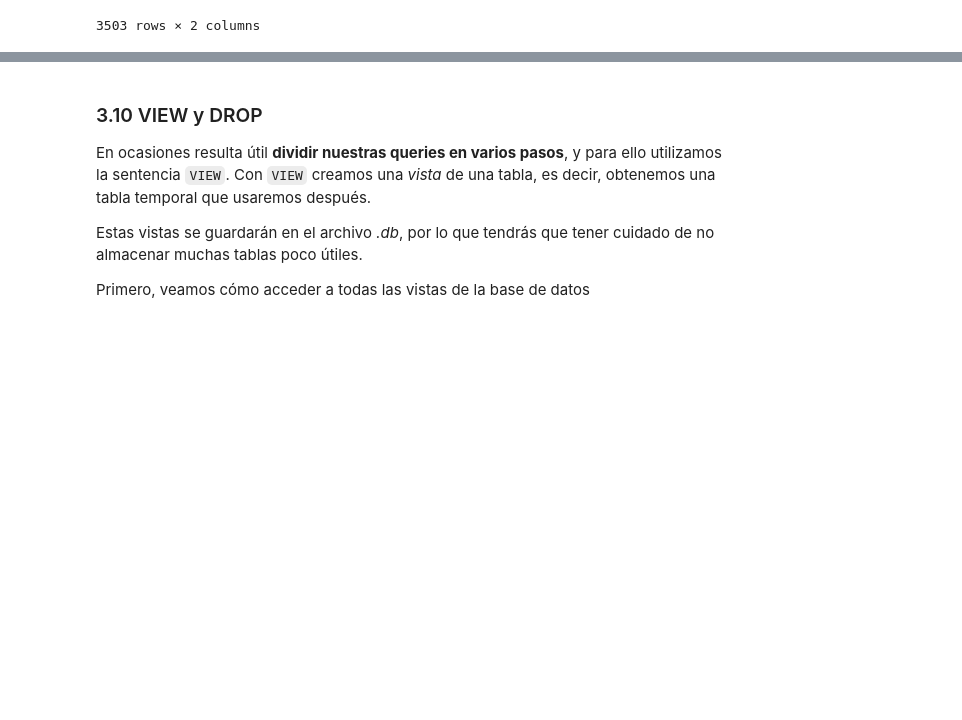
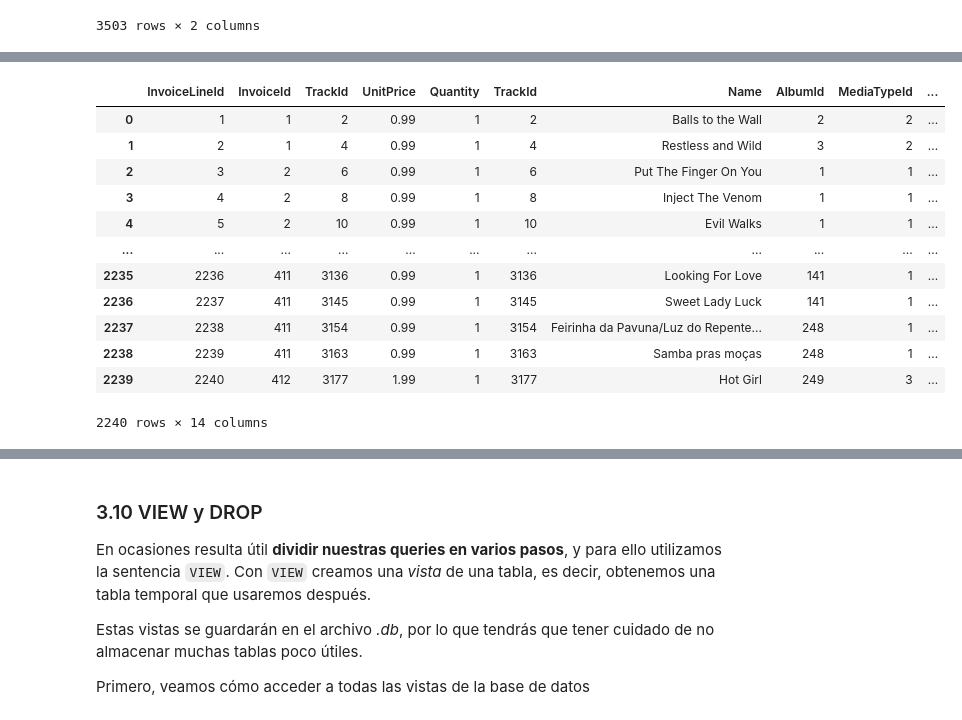
Before and after one commit to lhernandezc96/ds-nov23-thebridge, a Jupyter notebook: 2_Analytics/13-SQL/SQL_Python -aula.ipynb, the cells around one changed output, grey strips where cells are left out. Drawn from its saved outputs; the diff is of its cells as text; code cells hidden in the pictures; blank space fills up the shorter version.

```diff
--- a/2_Analytics/13-SQL/SQL_Python -aula.ipynb
+++ b/2_Analytics/13-SQL/SQL_Python -aula.ipynb
@@ -549,3 +607,25 @@ sql_query(query)
+# %%
+query = '''
+SELECT *
+FROM invoice_items AS a
+LEFT JOIN tracks AS b
+ON a.trackid =b.trackid
+'''
+sql_query(query)
+# %% [output]
+|  | InvoiceLineId | InvoiceId | TrackId | UnitPrice | Quantity | TrackId | Name | AlbumId | MediaTypeId | ... |
+| 0 | 1 | 1 | 2 | 0.99 | 1 | 2 | Balls to the Wall | 2 | 2 | ... |
+| 1 | 2 | 1 | 4 | 0.99 | 1 | 4 | Restless and Wild | 3 | 2 | ... |
+| 2 | 3 | 2 | 6 | 0.99 | 1 | 6 | Put The Finger On You | 1 | 1 | ... |
+| 3 | 4 | 2 | 8 | 0.99 | 1 | 8 | Inject The Venom | 1 | 1 | ... |
+| 4 | 5 | 2 | 10 | 0.99 | 1 | 10 | Evil Walks | 1 | 1 | ... |
+| ... | ... | ... | ... | ... | ... | ... | ... | ... | ... | ... |
+| 2235 | 2236 | 411 | 3136 | 0.99 | 1 | 3136 | Looking For Love | 141 | 1 | ... |
+| 2236 | 2237 | 411 | 3145 | 0.99 | 1 | 3145 | Sweet Lady Luck | 141 | 1 | ... |
+| 2237 | 2238 | 411 | 3154 | 0.99 | 1 | 3154 | Feirinha da Pavuna/Luz do Repente... | 248 | 1 | ... |
+| 2238 | 2239 | 411 | 3163 | 0.99 | 1 | 3163 | Samba pras moças | 248 | 1 | ... |
+| 2239 | 2240 | 412 | 3177 | 1.99 | 1 | 3177 | Hot Girl | 249 | 3 | ... |
+2240 rows × 14 columns
 # %%
 query = '''
 
```
Also changed, not shown: parts of 39 cells of this notebook, 19 other files.
